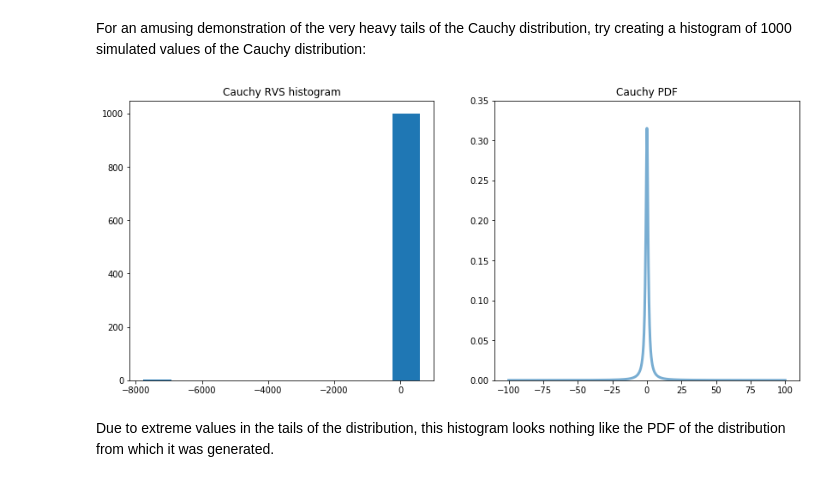
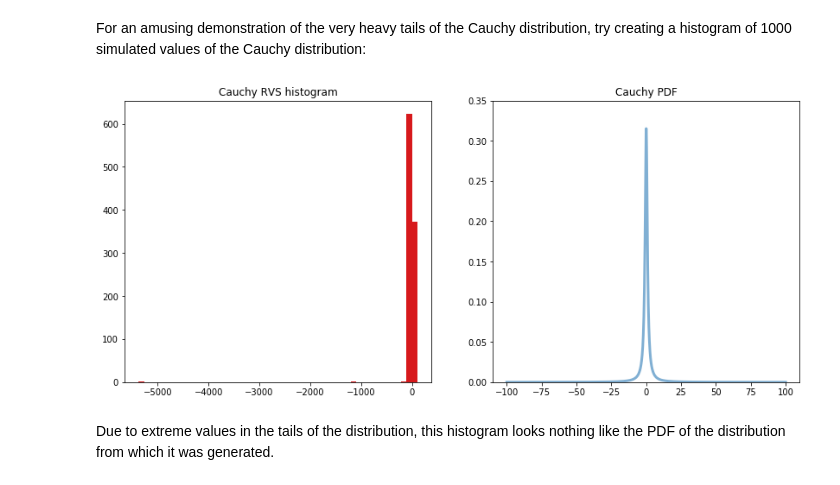
Before and after one commit to buruzaemon/IntroductionToProbabilityPy, a Jupyter notebook: Ch7.ipynb, the cells around one changed output. Drawn from its saved outputs; the diff is of its cells as text; code cells hidden in the pictures.

```diff
--- a/Ch7.ipynb
+++ b/Ch7.ipynb
@@ -178,34 +176,33 @@ from scipy.stats import cauchy
 # %% [markdown]
 For an amusing demonstration of the very heavy tails of the Cauchy distribution, try creating a histogram of 1000 simulated values of the Cauchy distribution:
 # %%
+np.random.seed(222)
+
 fig = plt.figure(figsize=(14, 6))
-
-# seed the random number generator
-np.random.seed(111)
 
 # create frozen instance of a cauchy distribution
 cauch = cauchy()
 
 # generate 1000 random simulated values from cauchy
 rv = cauch.rvs(size=1000)
 
 ax1 = fig.add_subplot(121)
-ax1.hist(rv)
+ax1.hist(rv, bins=50, color='#d7191c')
 ax1.set_title('Cauchy RVS histogram')
 
 # create a sequqnce of 1000 values from -100 to 100 for x
 x = np.linspace(-100, 100, 1000)
 # obtain corresponding cauchy PDF values for y
 y = cauch.pdf(x)
 
 ax2 = fig.add_subplot(122)
-ax2.plot(x, y, lw=3, alpha=0.6, label='cauchy pdf')
+ax2.plot(x, y, lw=3, alpha=0.6, color='#2c7bb6', label='cauchy pdf')
 ax2.set_ylim([0.0, 0.35])
 ax2.set_title('Cauchy PDF')
 
 plt.show()
 # %% [output]
-[figure, old version]
+[figure, new version]
 # %% [markdown]
 Due to extreme values in the tails of the distribution, this histogram looks nothing like the PDF of the distribution from which it was generated.
 # %% [markdown]
```
Also changed, not shown: parts of 2 cells of this notebook, 1 other file.
